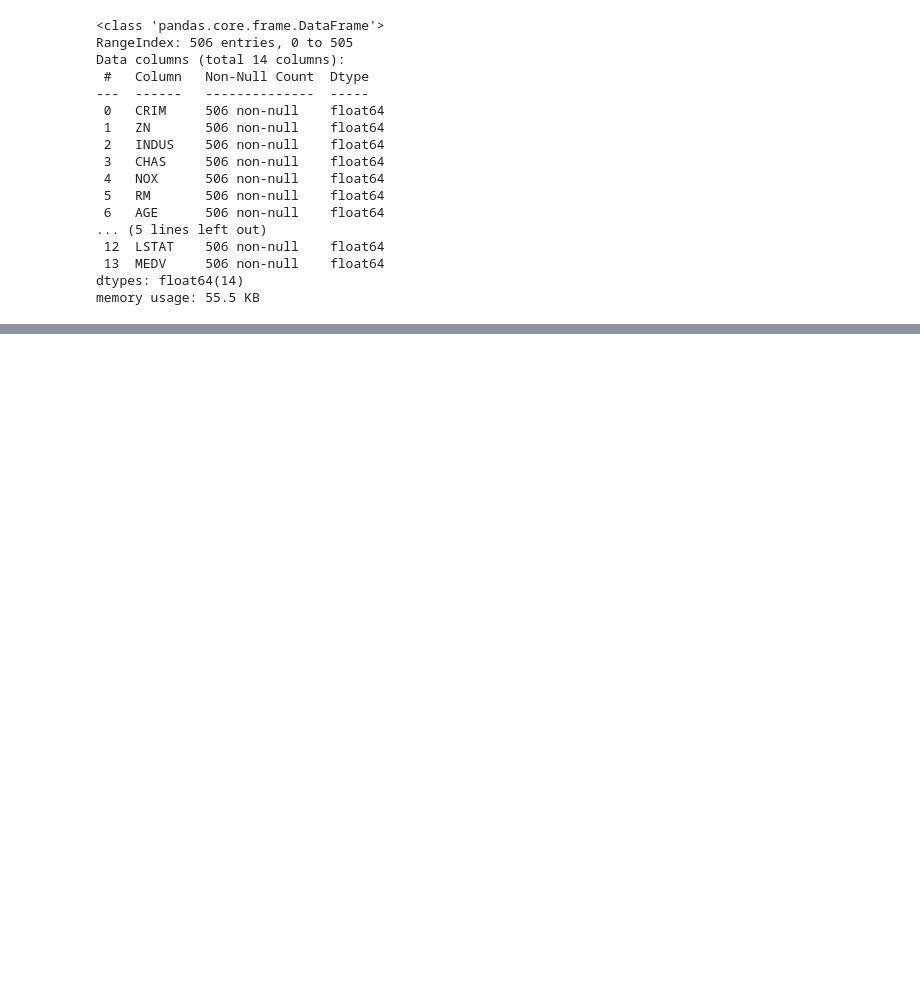
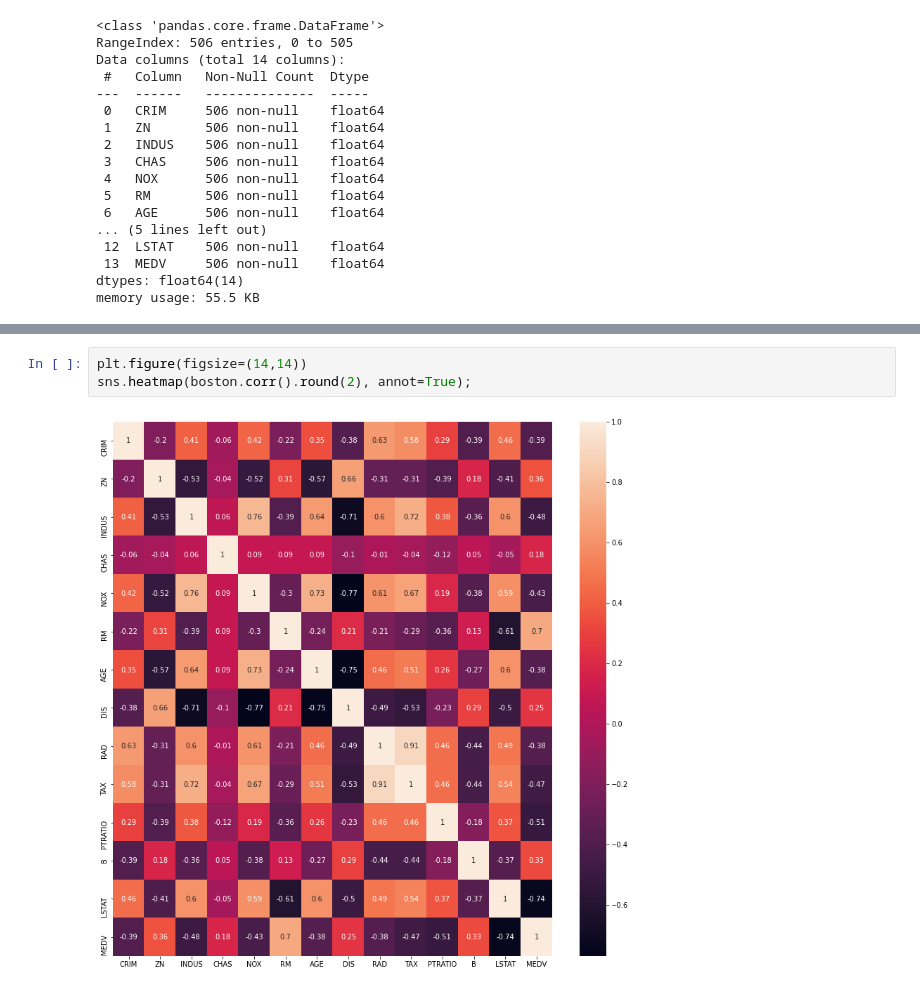
Before and after one commit to markumreed/colab_sklearn, a Jupyter notebook: linear_regression_boston_housing.ipynb, the cells around one changed output, grey strips where cells are left out. Saved outputs shown, nothing was run; the diff lists cells and outputs as text; blank space fills up the shorter version.

```diff
--- a/linear_regression_boston_housing.ipynb
+++ b/linear_regression_boston_housing.ipynb
@@ -43,0 +79,5 @@ memory usage: 55.5 KB
+# %%
+plt.figure(figsize=(14,14))
+sns.heatmap(boston.corr().round(2), annot=True);
+# %% [output]
+[figure, added]
```
Also changed, not shown: parts of 20 cells of this notebook.
